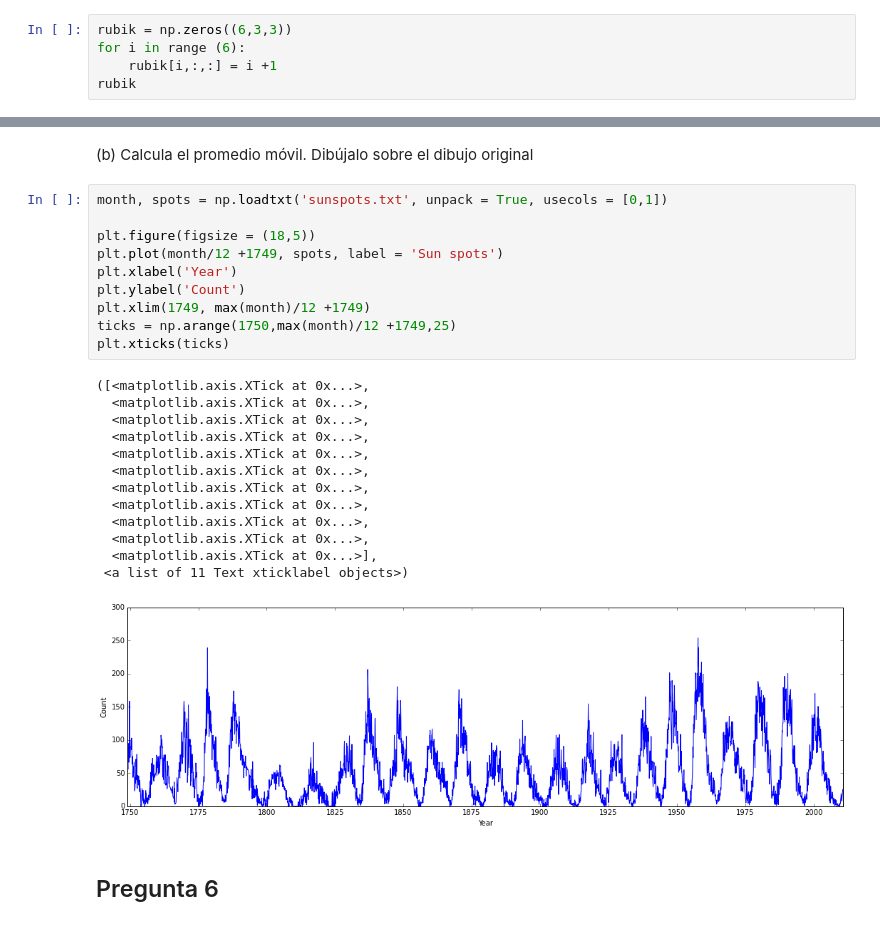
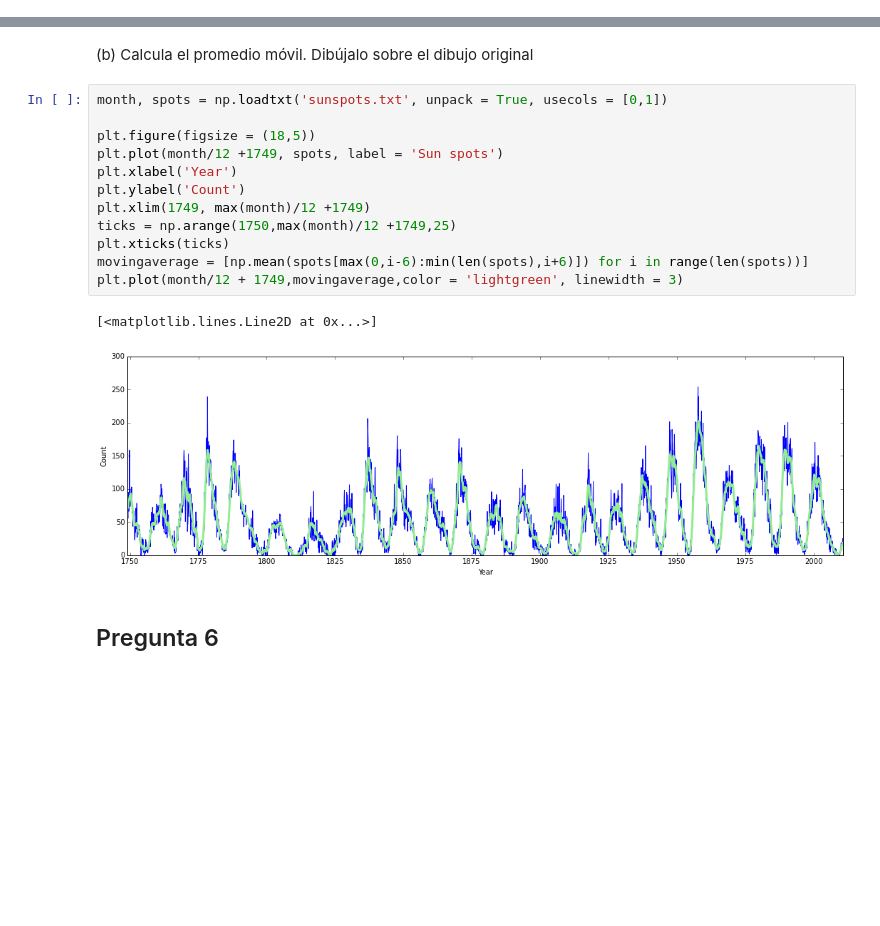
Before and after one commit to luisdiegov/mate-computacional, a Jupyter notebook: alumnos/luisdiegov/Tarea7Marzo/NumPy_tarea.ipynb, the cells around one changed output, grey strips where cells are left out. Drawn from its saved outputs; the diff is of its cells as text; blank space fills up the shorter version.

```diff
--- a/alumnos/luisdiegov/Tarea7Marzo/NumPy_tarea.ipynb
+++ b/alumnos/luisdiegov/Tarea7Marzo/NumPy_tarea.ipynb
@@ -92,8 +92,3 @@ for i in list:
 ## Pregunta 3
 # %% [markdown]
 Crea un cubo rubik, partiendo de un arreglo de ceros y usando slicing dibuja cada una de las caras como si estuviera resuelto (cada colo un entero a partir del 1). Muestra con indexing que está resuelto (es decir, imprime las seis caras). ¿Cuántos elementos del arreglo quedaron en 0?
-# %%
-rubik = np.zeros((6,3,3))
-for i in range (6):
-    rubik[i,:,:] = i +1
-rubik
@@ -206,27 +226,18 @@ Utiliza el archivo sunspots.txt (localizado en la carpeta data), el cual contien
 # %%
 month, spots = np.loadtxt('sunspots.txt', unpack = True, usecols = [0,1])
 
 plt.figure(figsize = (18,5))
 plt.plot(month/12 +1749, spots, label = 'Sun spots')
 plt.xlabel('Year')
 plt.ylabel('Count')
 plt.xlim(1749, max(month)/12 +1749)
 ticks = np.arange(1750,max(month)/12 +1749,25)
 plt.xticks(ticks)
+movingaverage = [np.mean(spots[max(0,i-6):min(len(spots),i+6)]) for i in range(len(spots))]
+plt.plot(month/12 + 1749,movingaverage,color = 'lightgreen', linewidth = 3)
 # %% [output]
-([<matplotlib.axis.XTick at 0x...>,
-  <matplotlib.axis.XTick at 0x...>,
-  <matplotlib.axis.XTick at 0x...>,
-  <matplotlib.axis.XTick at 0x...>,
-  <matplotlib.axis.XTick at 0x...>,
-  <matplotlib.axis.XTick at 0x...>,
-  <matplotlib.axis.XTick at 0x...>,
-  <matplotlib.axis.XTick at 0x...>,
-  <matplotlib.axis.XTick at 0x...>,
-  <matplotlib.axis.XTick at 0x...>,
-  <matplotlib.axis.XTick at 0x...>],
- <a list of 11 Text xticklabel objects>)
+[<matplotlib.lines.Line2D at 0x...>]
-[figure, old version]
+[figure, new version]
 # %% [markdown]
 ## Pregunta 6
 # %% [markdown]
```
Also changed, not shown: parts of 7 cells of this notebook, 1 other file.
